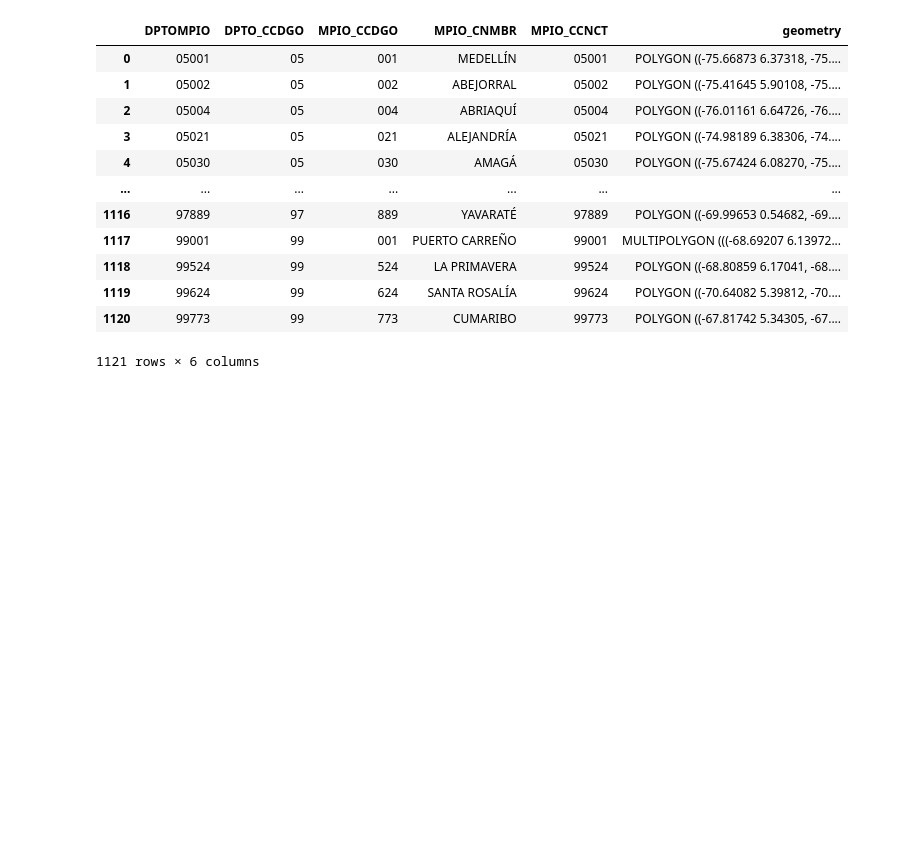
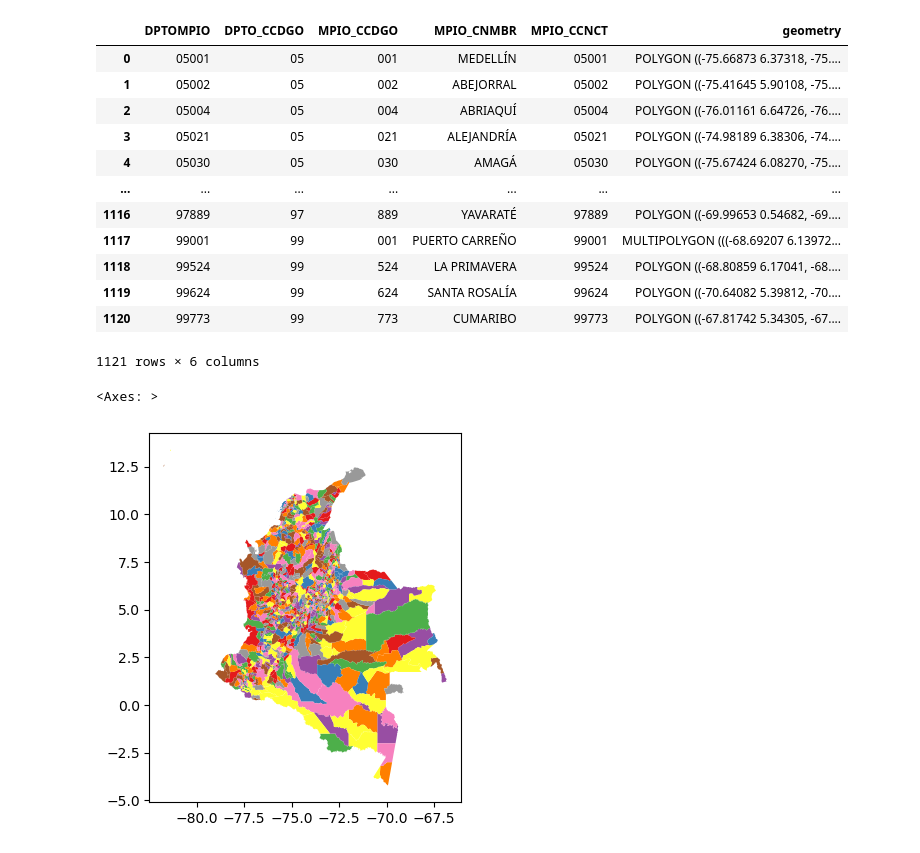
Before and after one commit to PedrazaDuban/MIAD_DSA_rotacion_cultivos, a Jupyter notebook: Scripts/ExploracionDatos.ipynb, the cells around one changed output. Saved outputs shown, nothing was run; the diff lists cells and outputs as text; code cells hidden in the pictures; blank space fills up the shorter version.

Commit message:
add plot of Colombia municipality

```diff
--- a/Scripts/ExploracionDatos.ipynb
+++ b/Scripts/ExploracionDatos.ipynb
@@ -141,3 +141,9 @@ municipios
 | 1119 | 99624 | 99 | 624 | SANTA ROSALÍA | 99624 | POLYGON ((-70.64082 5.39812, -70.... |
 | 1120 | 99773 | 99 | 773 | CUMARIBO | 99773 | POLYGON ((-67.81742 5.34305, -67.... |
 1121 rows × 6 columns
+# %%
+#Graficamos los municipios de colombia durante la exploración de la data
+municipios.plot("MPIO_CNMBR", cmap="Set1")
+# %% [output]
+<Axes: >
+[figure, added]
```
